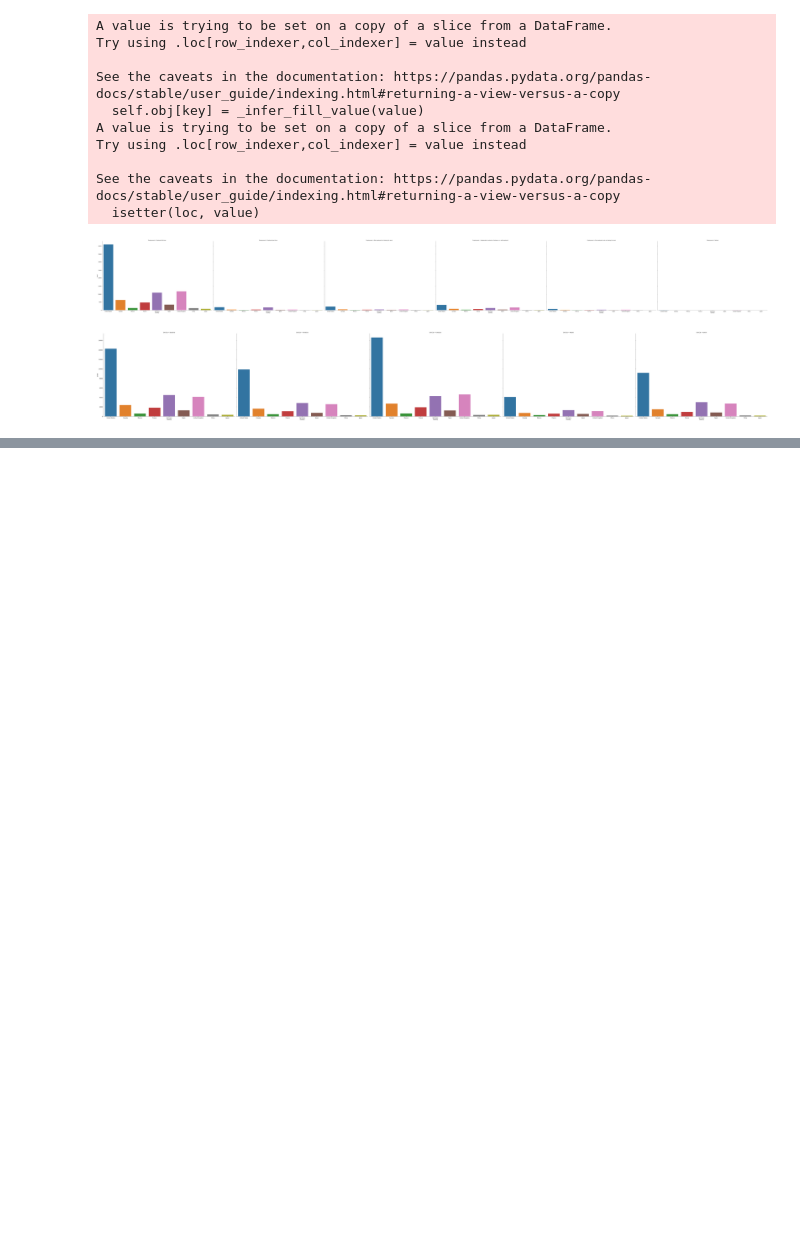
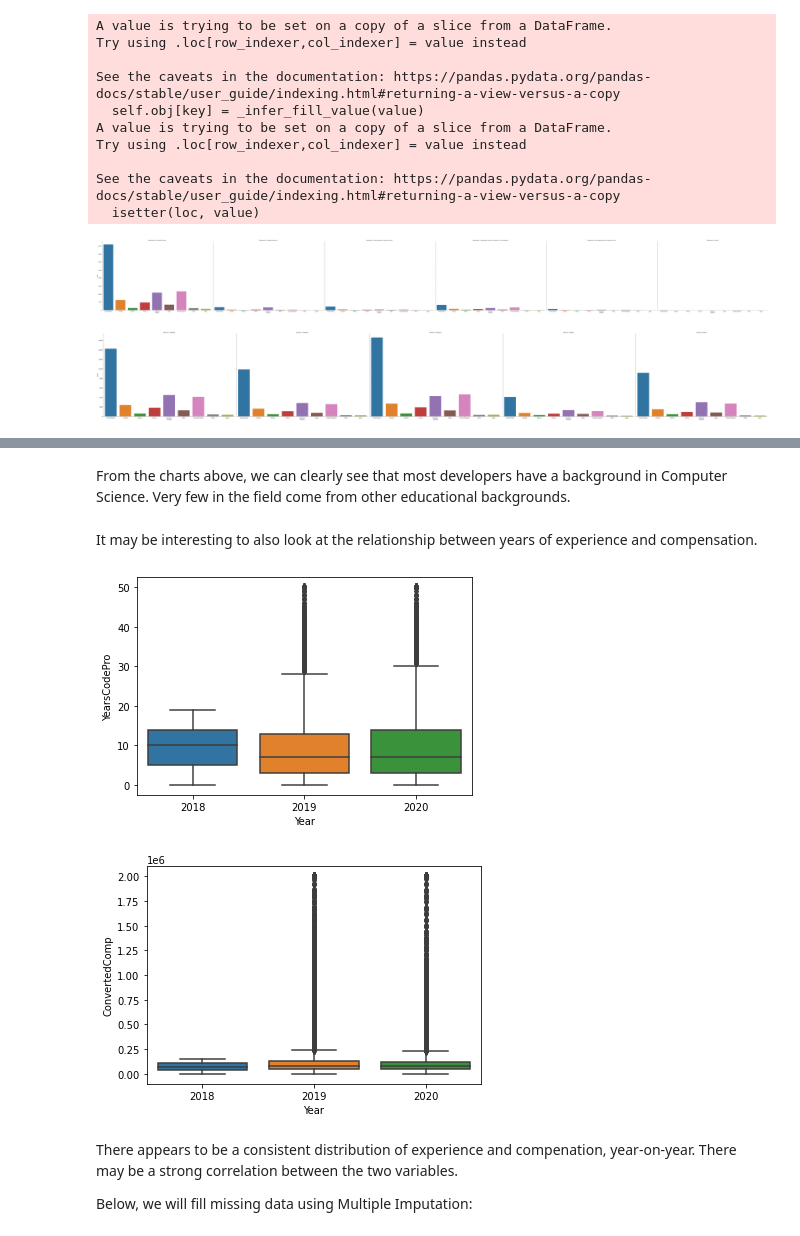
Before and after one commit to aanand2048/StackOverflowData, a Jupyter notebook: Stack Overflow Analysis.ipynb, the cells around one changed output, grey strips where cells are left out. Saved outputs shown, nothing was run; the diff lists cells and outputs as text; code cells hidden in the pictures; blank space fills up the shorter version.

```diff
--- a/Stack Overflow Analysis.ipynb
+++ b/Stack Overflow Analysis.ipynb
@@ -251,0 +322,22 @@ We also see that majority of developers are Frontend, Backend, or Full-stack, ra
+# %% [markdown]
+From the charts above, we can clearly see that most developers have a background in Computer Science. Very few in the field come from other educational backgrounds.
+# %% [markdown]
+It may be interesting to also look at the relationship between years of experience and compensation.
+# %%
+comp_sub = stack[['Year','YearsCodePro','ConvertedComp']]
+
+D = sns.boxplot(x="Year", y="YearsCodePro",
+            data=comp_sub)
+plt.show()
+plt.close()
+E = sns.boxplot(x="Year", y="ConvertedComp",
+            data=comp_sub)
+plt.show()
+plt.close()
+# %% [output]
+[figure, added]
+[figure, added]
+# %% [markdown]
+There appears to be a consistent distribution of experience and compenation, year-on-year. There may be a strong correlation between the two variables.
+
+Below, we will fill missing data using Multiple Imputation:
```
Also changed, not shown: parts of 12 cells of this notebook.
